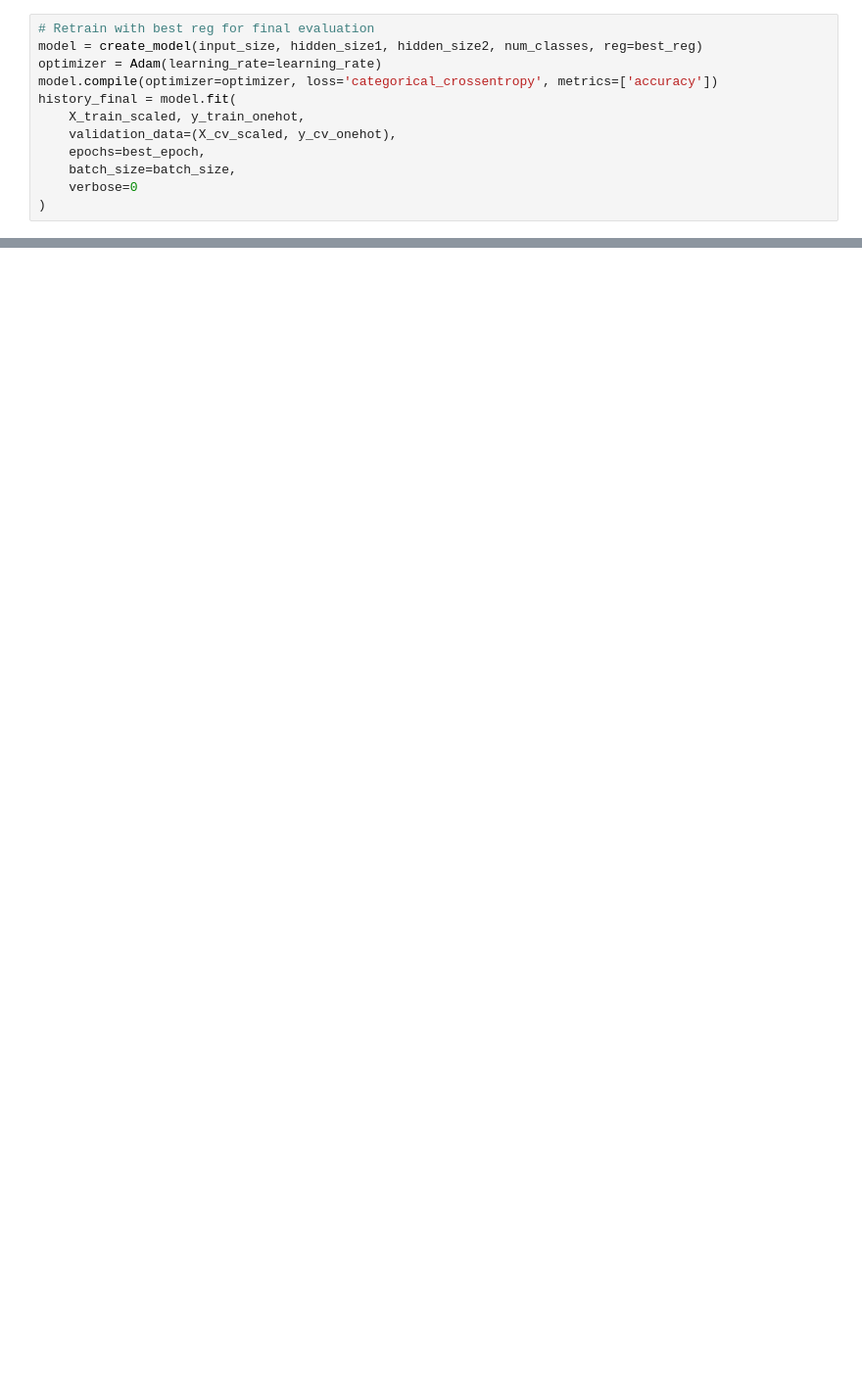
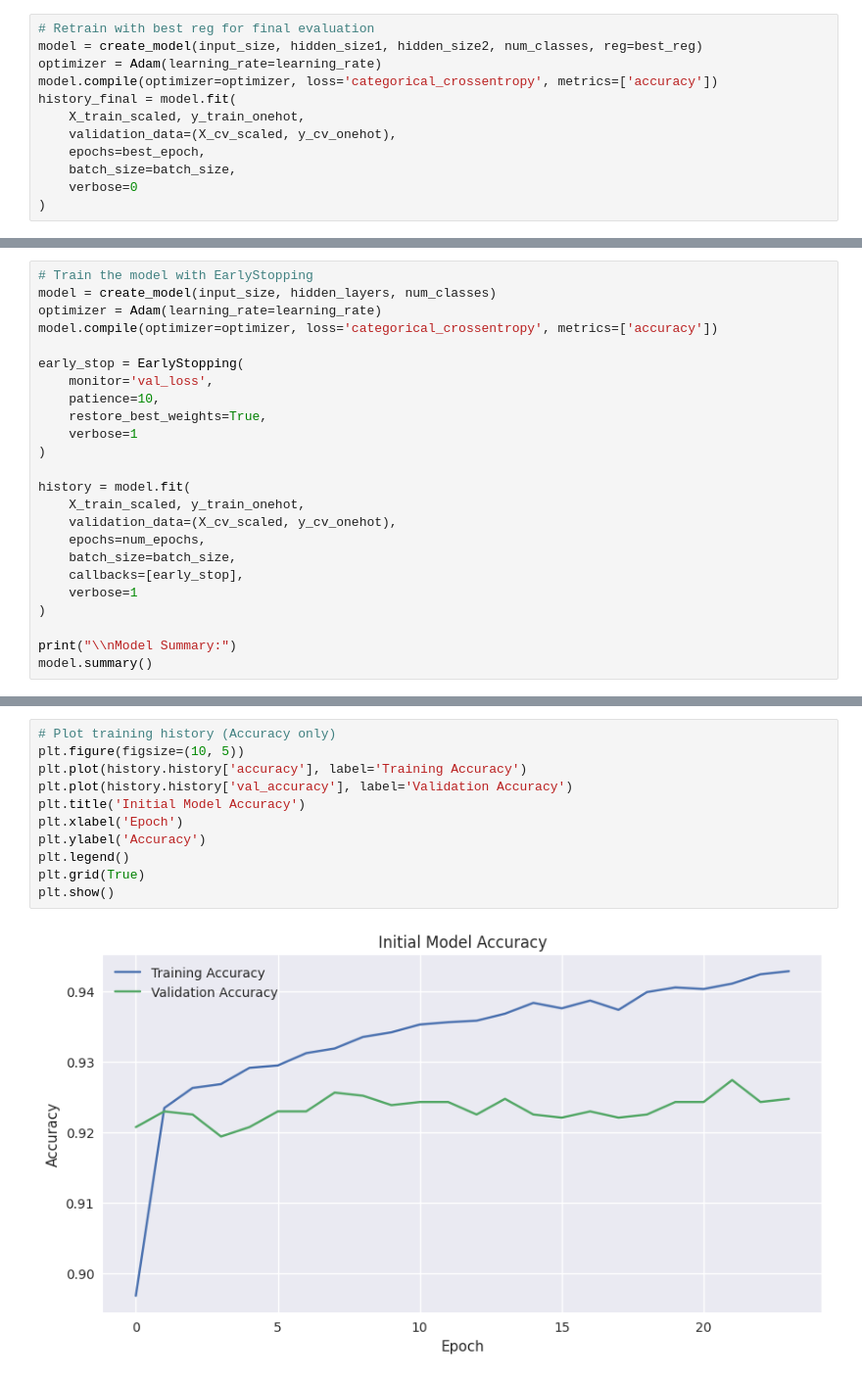
Before and after one commit to fadimardelli/dry-bean-classification, a Jupyter notebook: notebooks/04_model2_NeuralNetwork.ipynb, the cells around one changed output, grey strips where cells are left out. Shown: that part at 98% size. Saved outputs shown, nothing was run; the diff lists cells and outputs as text; blank space fills up the shorter version.

```diff
--- a/notebooks/04_model2_NeuralNetwork.ipynb
+++ b/notebooks/04_model2_NeuralNetwork.ipynb
@@ -329,0 +370,24 @@ weighted avg       0.93      0.93      0.93      2246
+# %%
+# Train the model with EarlyStopping
+model = create_model(input_size, hidden_layers, num_classes)
+optimizer = Adam(learning_rate=learning_rate)
+model.compile(optimizer=optimizer, loss='categorical_crossentropy', metrics=['accuracy'])
+
+early_stop = EarlyStopping(
+    monitor='val_loss',
+    patience=10,
+    restore_best_weights=True,
+    verbose=1
+)
+
+history = model.fit(
+    X_train_scaled, y_train_onehot,
+    validation_data=(X_cv_scaled, y_cv_onehot),
+    epochs=num_epochs,
+    batch_size=batch_size,
+    callbacks=[early_stop],
+    verbose=1
+)
+
+print("\\nModel Summary:")
+model.summary()
@@ -329,0 +454,13 @@ weighted avg       0.93      0.93      0.93      2246
+# %%
+# Plot training history (Accuracy only)
+plt.figure(figsize=(10, 5))
+plt.plot(history.history['accuracy'], label='Training Accuracy')
+plt.plot(history.history['val_accuracy'], label='Validation Accuracy')
+plt.title('Initial Model Accuracy')
+plt.xlabel('Epoch')
+plt.ylabel('Accuracy')
+plt.legend()
+plt.grid(True)
+plt.show()
+# %% [output]
+[figure, added]
```
Also changed, not shown: parts of 22 cells of this notebook, 2 other files.
